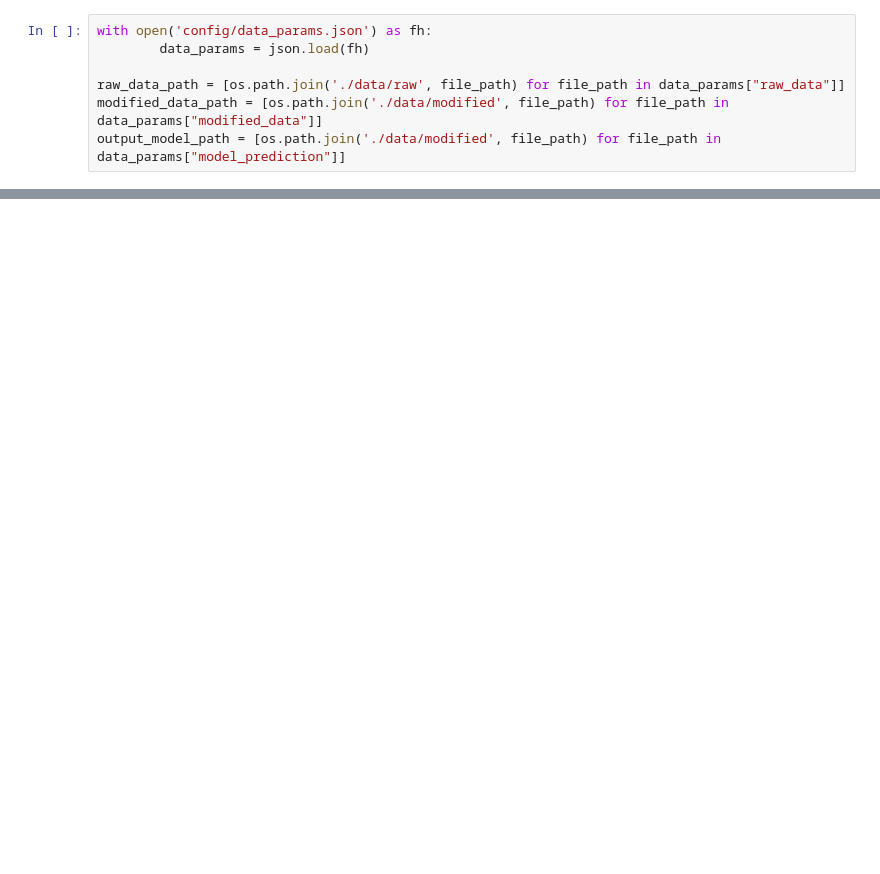
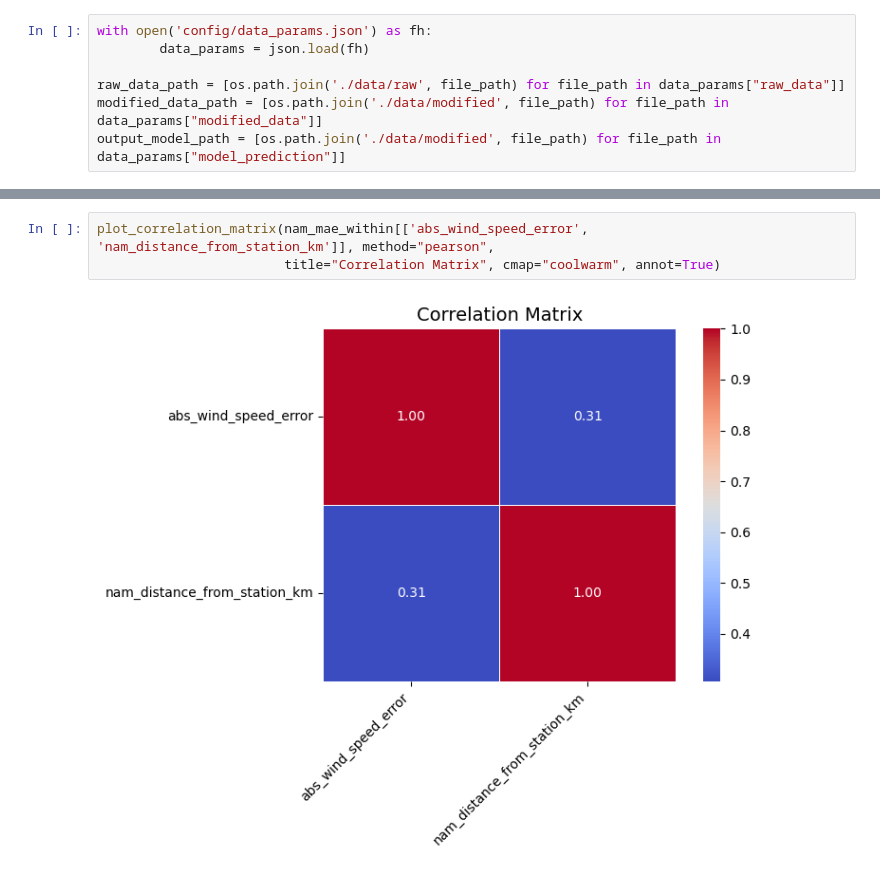
Before and after one commit to StevDoms/SDGE_NAM_Analysis, a Jupyter notebook: notebook/data_analysis.ipynb, the cells around one changed output, grey strips where cells are left out. Drawn from its saved outputs; the diff is of its cells as text; blank space fills up the shorter version.

```diff
--- a/notebook/data_analysis.ipynb
+++ b/notebook/data_analysis.ipynb
@@ -41,0 +115,5 @@ df
+# %%
+plot_correlation_matrix(nam_mae_within[['abs_wind_speed_error', 'nam_distance_from_station_km']], method="pearson",
+                        title="Correlation Matrix", cmap="coolwarm", annot=True)
+# %% [output]
+[figure, added]
```
Also changed, not shown: parts of 47 cells of this notebook.
